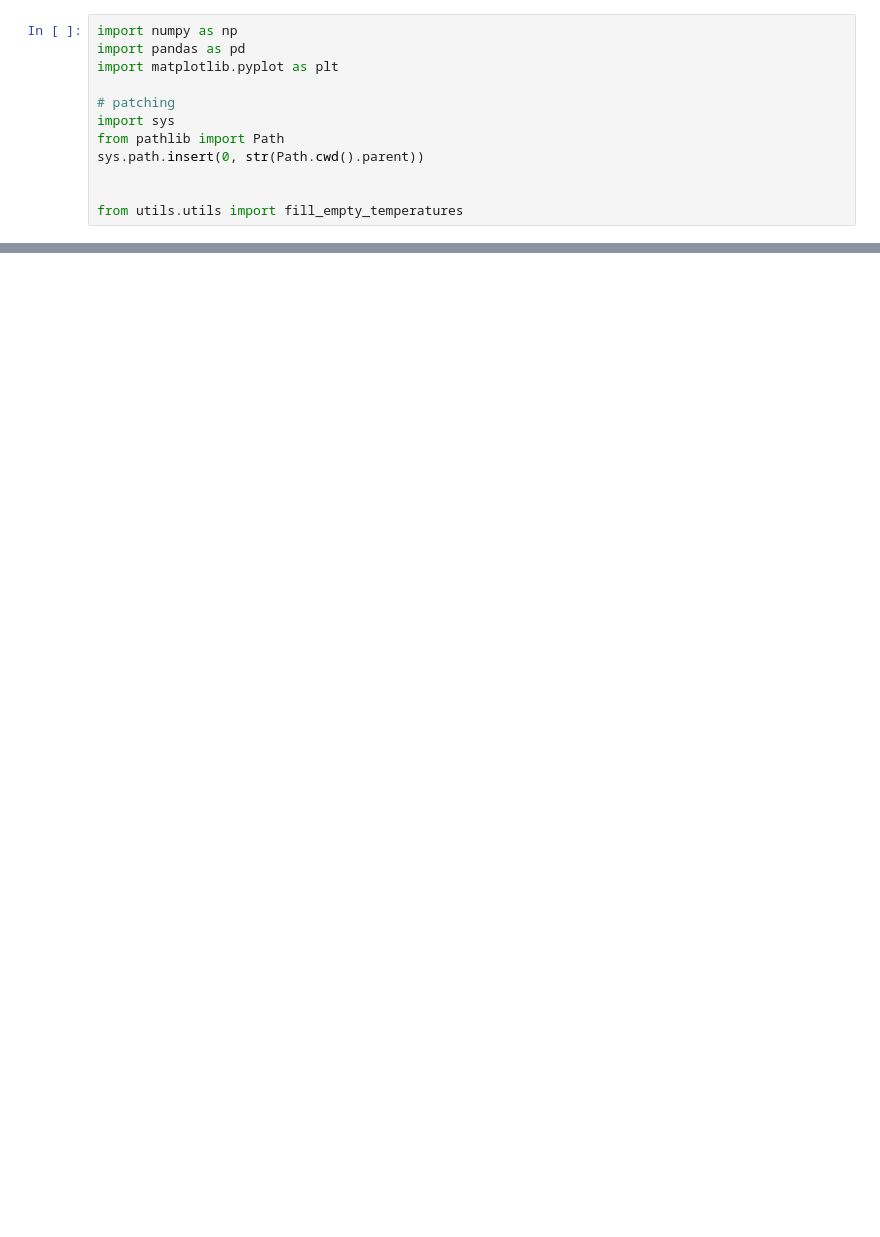
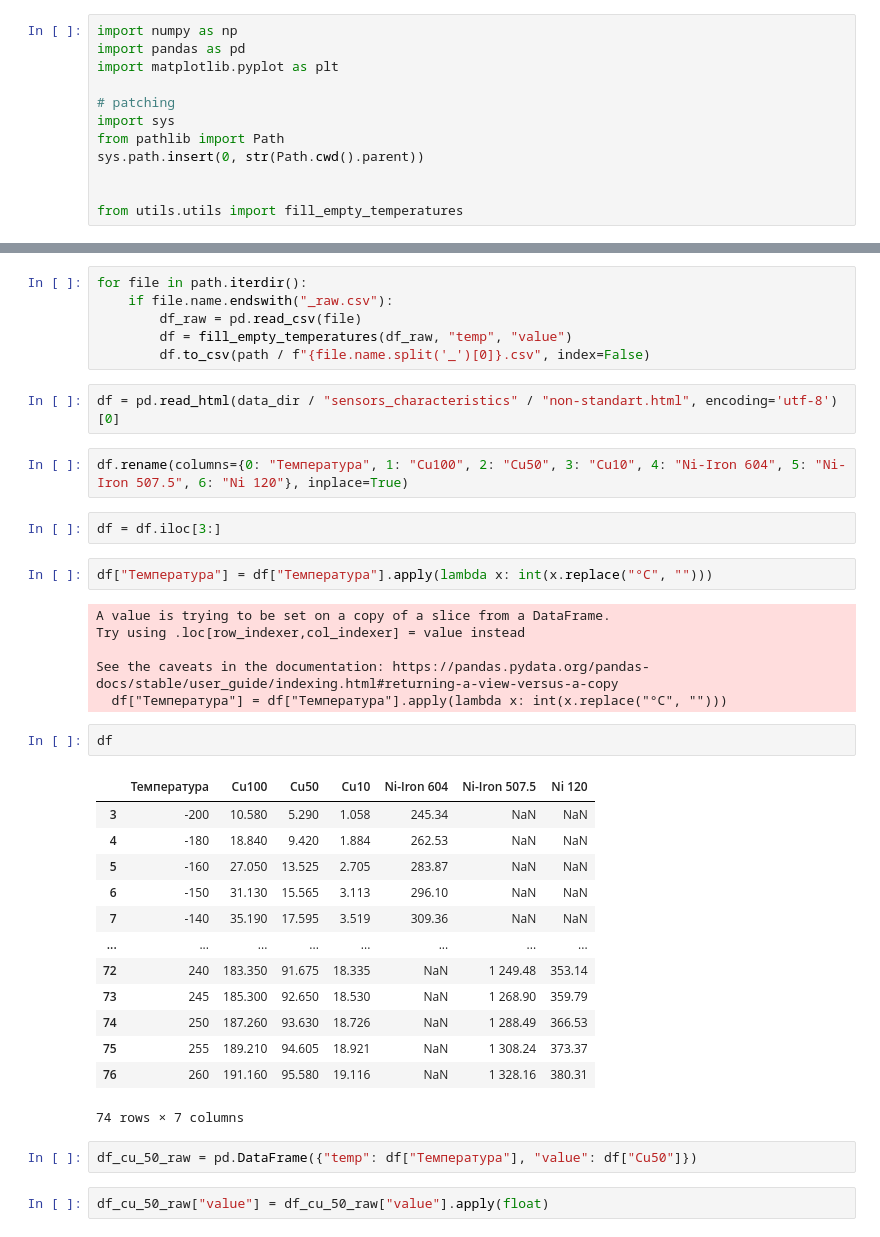
Before and after one commit to Marik28/dissertation, a Jupyter notebook: src/notebooks/Нестандартизированные термометры сопротивления.ipynb, the cells around one changed output, grey strips where cells are left out. Cells and saved outputs as stored; diff of their text form; blank space fills up the shorter version.

```diff
--- a/src/notebooks/Нестандартизированные термометры сопротивления.ipynb
+++ b/src/notebooks/Нестандартизированные термометры сопротивления.ipynb
@@ -18,0 +19,40 @@ PosixPath('/home/mfitsek@wooppay.kz/PycharmProjects/dissertation/data')
+# %%
+for file in path.iterdir():
+    if file.name.endswith("_raw.csv"):
+        df_raw = pd.read_csv(file)
+        df = fill_empty_temperatures(df_raw, "temp", "value")
+        df.to_csv(path / f"{file.name.split('_')[0]}.csv", index=False)
+# %%
+df = pd.read_html(data_dir / "sensors_characteristics" / "non-standart.html", encoding='utf-8')[0]
+# %%
+df.rename(columns={0: "Температура", 1: "Cu100", 2: "Cu50", 3: "Cu10", 4: "Ni-Iron 604", 5: "Ni-Iron 507.5", 6: "Ni 120"}, inplace=True)
+# %%
+df = df.iloc[3:]
+# %%
+df["Температура"] = df["Температура"].apply(lambda x: int(x.replace("°С", "")))
+# %% [output]
+A value is trying to be set on a copy of a slice from a DataFrame.
+Try using .loc[row_indexer,col_indexer] = value instead
+
+See the caveats in the documentation: https://pandas.pydata.org/pandas-docs/stable/user_guide/indexing.html#returning-a-view-versus-a-copy
+  df["Температура"] = df["Температура"].apply(lambda x: int(x.replace("°С", "")))
+# %%
+df
+# %% [output]
+|  | Температура | Cu100 | Cu50 | Cu10 | Ni-Iron 604 | Ni-Iron 507.5 | Ni 120 |
+| 3 | -200 | 10.580 | 5.290 | 1.058 | 245.34 | NaN | NaN |
+| 4 | -180 | 18.840 | 9.420 | 1.884 | 262.53 | NaN | NaN |
+| 5 | -160 | 27.050 | 13.525 | 2.705 | 283.87 | NaN | NaN |
+| 6 | -150 | 31.130 | 15.565 | 3.113 | 296.10 | NaN | NaN |
+| 7 | -140 | 35.190 | 17.595 | 3.519 | 309.36 | NaN | NaN |
+| ... | ... | ... | ... | ... | ... | ... | ... |
+| 72 | 240 | 183.350 | 91.675 | 18.335 | NaN | 1 249.48 | 353.14 |
+| 73 | 245 | 185.300 | 92.650 | 18.530 | NaN | 1 268.90 | 359.79 |
+| 74 | 250 | 187.260 | 93.630 | 18.726 | NaN | 1 288.49 | 366.53 |
+| 75 | 255 | 189.210 | 94.605 | 18.921 | NaN | 1 308.24 | 373.37 |
+| 76 | 260 | 191.160 | 95.580 | 19.116 | NaN | 1 328.16 | 380.31 |
+74 rows × 7 columns
+# %%
+df_cu_50_raw = pd.DataFrame({"temp": df["Температура"], "value": df["Cu50"]})
+# %%
+df_cu_50_raw["value"] = df_cu_50_raw["value"].apply(float)
```
Also changed, not shown: parts of 26 cells of this notebook, 28 other files.
